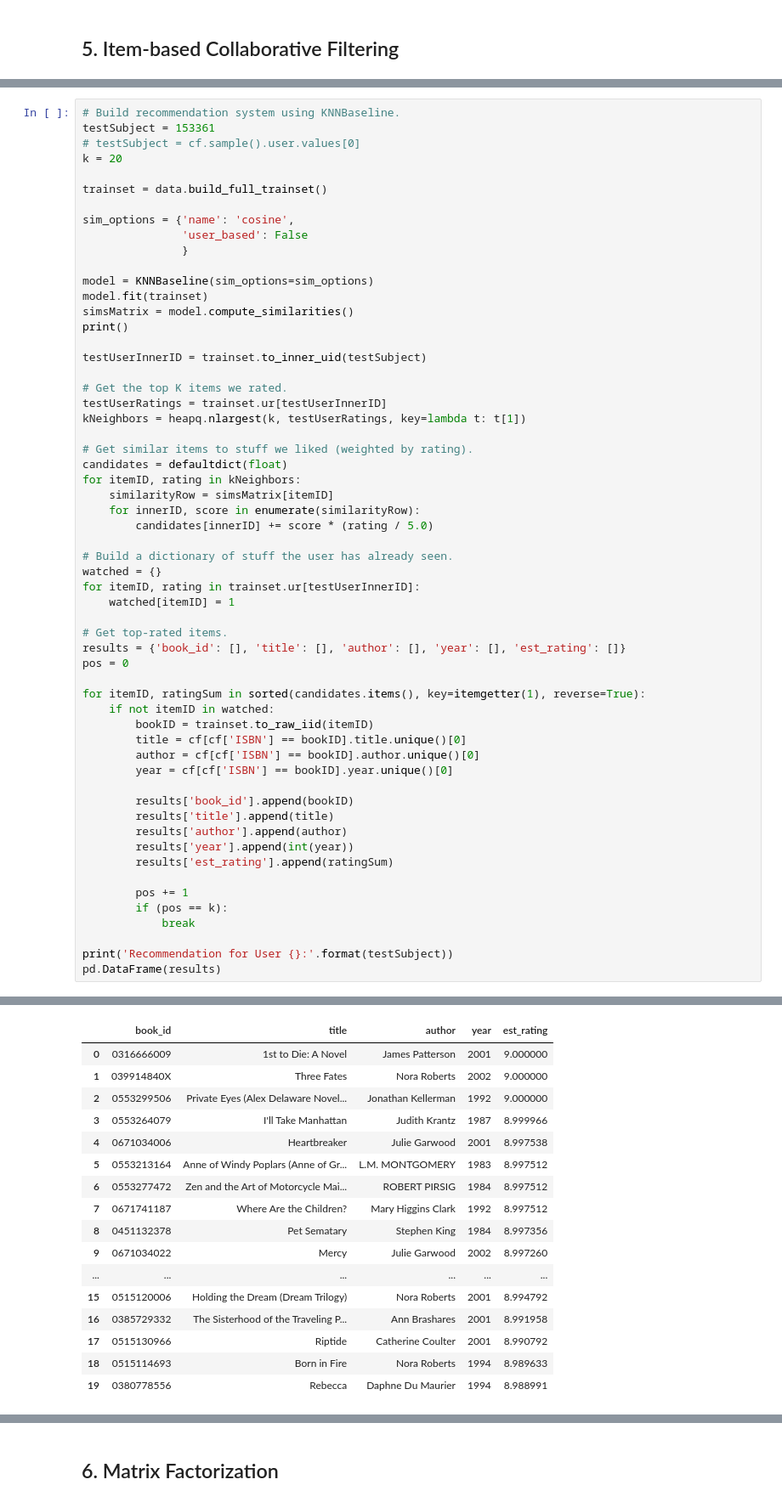
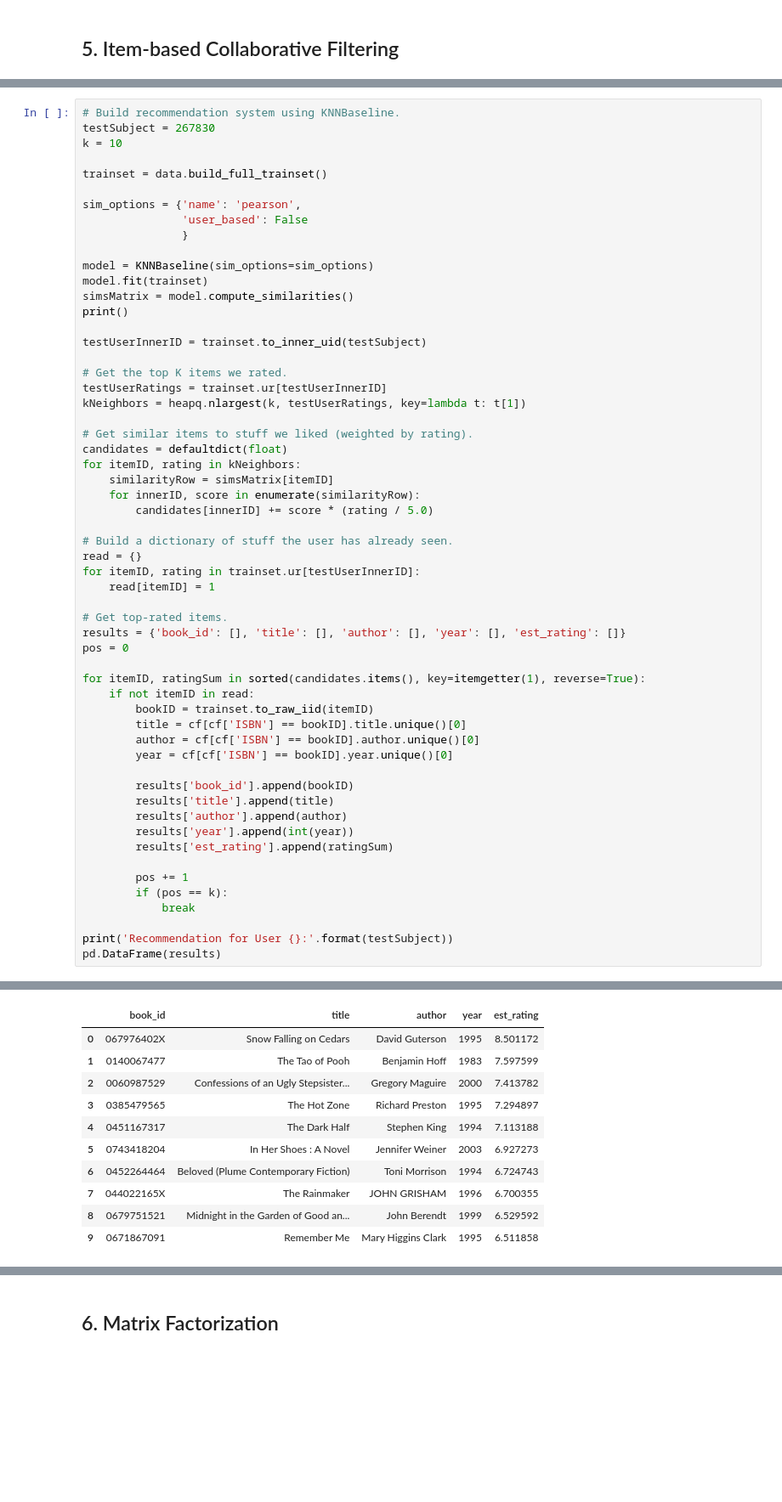
Before and after one commit to ppeyliang/book-recommender, a Jupyter notebook: capstone_project.ipynb, the cells around one changed output, grey strips where cells are left out. Shown at 85% size. Cells and saved outputs as stored; diff of their text form; blank space fills up the shorter version.

```diff
--- a/capstone_project.ipynb
+++ b/capstone_project.ipynb
@@ -491,12 +620,11 @@ Done computing similarity matrix.
 # %%
 # Build recommendation system using KNNBaseline.
-testSubject = 153361
-# testSubject = cf.sample().user.values[0]
-k = 20
+testSubject = 267830
+k = 10
 
 trainset = data.build_full_trainset()
 
-sim_options = {'name': 'cosine',
+sim_options = {'name': 'pearson',
                'user_based': False
                }
 
@@ -519,16 +647,16 @@ for itemID, rating in kNeighbors:
         candidates[innerID] += score * (rating / 5.0)
 
 # Build a dictionary of stuff the user has already seen.
-watched = {}
+read = {}
 for itemID, rating in trainset.ur[testUserInnerID]:
-    watched[itemID] = 1
+    read[itemID] = 1
 
 # Get top-rated items.
 results = {'book_id': [], 'title': [], 'author': [], 'year': [], 'est_rating': []}
 pos = 0
 
 for itemID, ratingSum in sorted(candidates.items(), key=itemgetter(1), reverse=True):
-    if not itemID in watched:
+    if not itemID in read:
         bookID = trainset.to_raw_iid(itemID)
         title = cf[cf['ISBN'] == bookID].title.unique()[0]
         author = cf[cf['ISBN'] == bookID].author.unique()[0]
@@ -557,17 +685,11 @@ Recommendation for User 153361:
 |  | book_id | title | author | year | est_rating |
-| 0 | 0316666009 | 1st to Die: A Novel | James Patterson | 2001 | 9.000000 |
-| 1 | 039914840X | Three Fates | Nora Roberts | 2002 | 9.000000 |
-| 2 | 0553299506 | Private Eyes (Alex Delaware Novel... | Jonathan Kellerman | 1992 | 9.000000 |
-| 3 | 0553264079 | I'll Take Manhattan | Judith Krantz | 1987 | 8.999966 |
-| 4 | 0671034006 | Heartbreaker | Julie Garwood | 2001 | 8.997538 |
-| 5 | 0553213164 | Anne of Windy Poplars (Anne of Gr... | L.M. MONTGOMERY | 1983 | 8.997512 |
-| 6 | 0553277472 | Zen and the Art of Motorcycle Mai... | ROBERT PIRSIG | 1984 | 8.997512 |
-| 7 | 0671741187 | Where Are the Children? | Mary Higgins Clark | 1992 | 8.997512 |
-| 8 | 0451132378 | Pet Sematary | Stephen King | 1984 | 8.997356 |
-| 9 | 0671034022 | Mercy | Julie Garwood | 2002 | 8.997260 |
-| ... | ... | ... | ... | ... | ... |
-| 15 | 0515120006 | Holding the Dream (Dream Trilogy) | Nora Roberts | 2001 | 8.994792 |
-| 16 | 0385729332 | The Sisterhood of the Traveling P... | Ann Brashares | 2001 | 8.991958 |
-| 17 | 0515130966 | Riptide | Catherine Coulter | 2001 | 8.990792 |
-| 18 | 0515114693 | Born in Fire | Nora Roberts | 1994 | 8.989633 |
-| 19 | 0380778556 | Rebecca | Daphne Du Maurier | 1994 | 8.988991 |
+| 0 | 067976402X | Snow Falling on Cedars | David Guterson | 1995 | 8.501172 |
+| 1 | 0140067477 | The Tao of Pooh | Benjamin Hoff | 1983 | 7.597599 |
+| 2 | 0060987529 | Confessions of an Ugly Stepsister... | Gregory Maguire | 2000 | 7.413782 |
+| 3 | 0385479565 | The Hot Zone | Richard Preston | 1995 | 7.294897 |
+| 4 | 0451167317 | The Dark Half | Stephen King | 1994 | 7.113188 |
+| 5 | 0743418204 | In Her Shoes : A Novel | Jennifer Weiner | 2003 | 6.927273 |
+| 6 | 0452264464 | Beloved (Plume Contemporary Fiction) | Toni Morrison | 1994 | 6.724743 |
+| 7 | 044022165X | The Rainmaker | JOHN GRISHAM | 1996 | 6.700355 |
+| 8 | 0679751521 | Midnight in the Garden of Good an... | John Berendt | 1999 | 6.529592 |
+| 9 | 0671867091 | Remember Me | Mary Higgins Clark | 1995 | 6.511858 |
```
Also changed, not shown: parts of 15 cells of this notebook.
